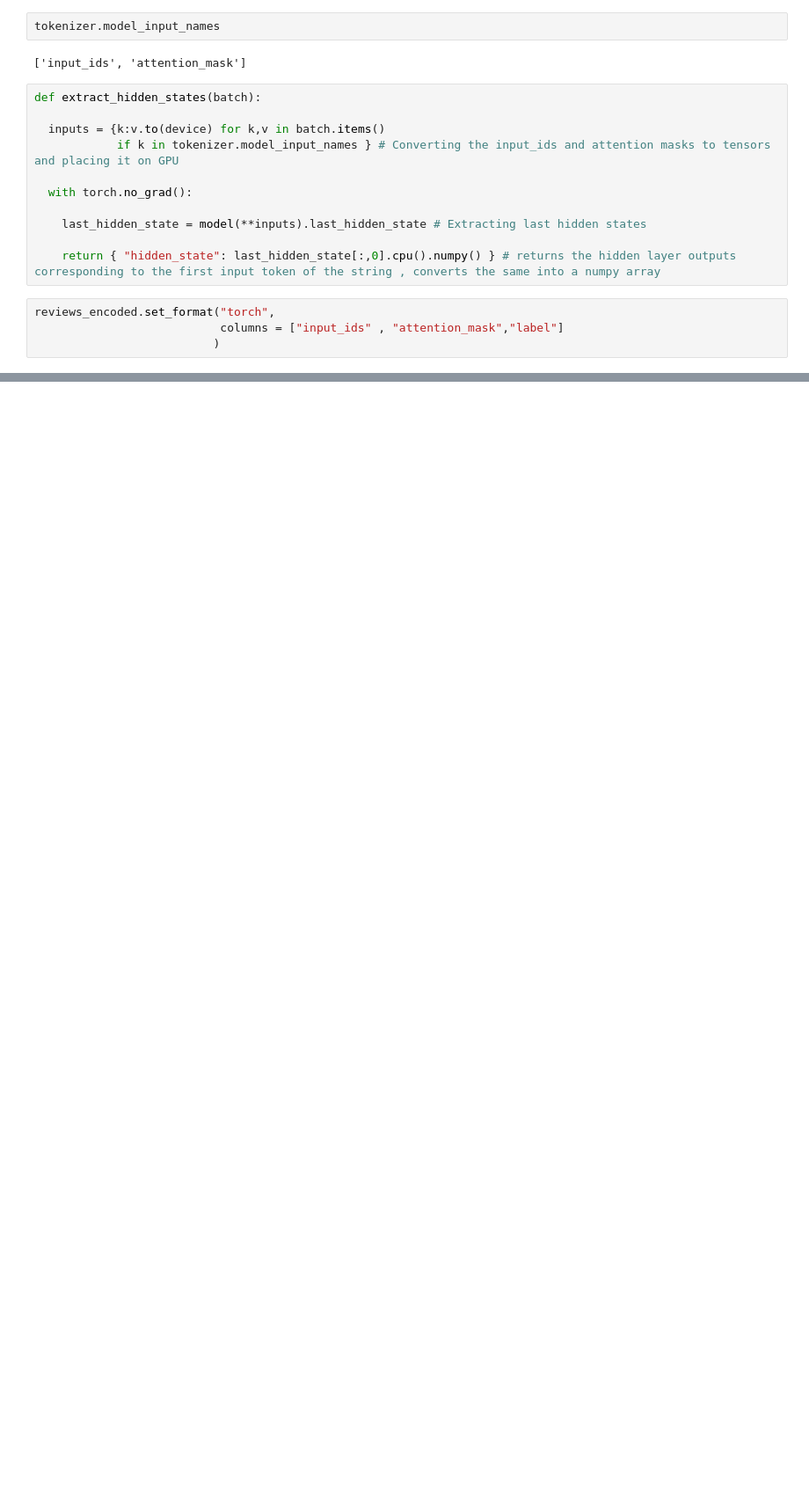
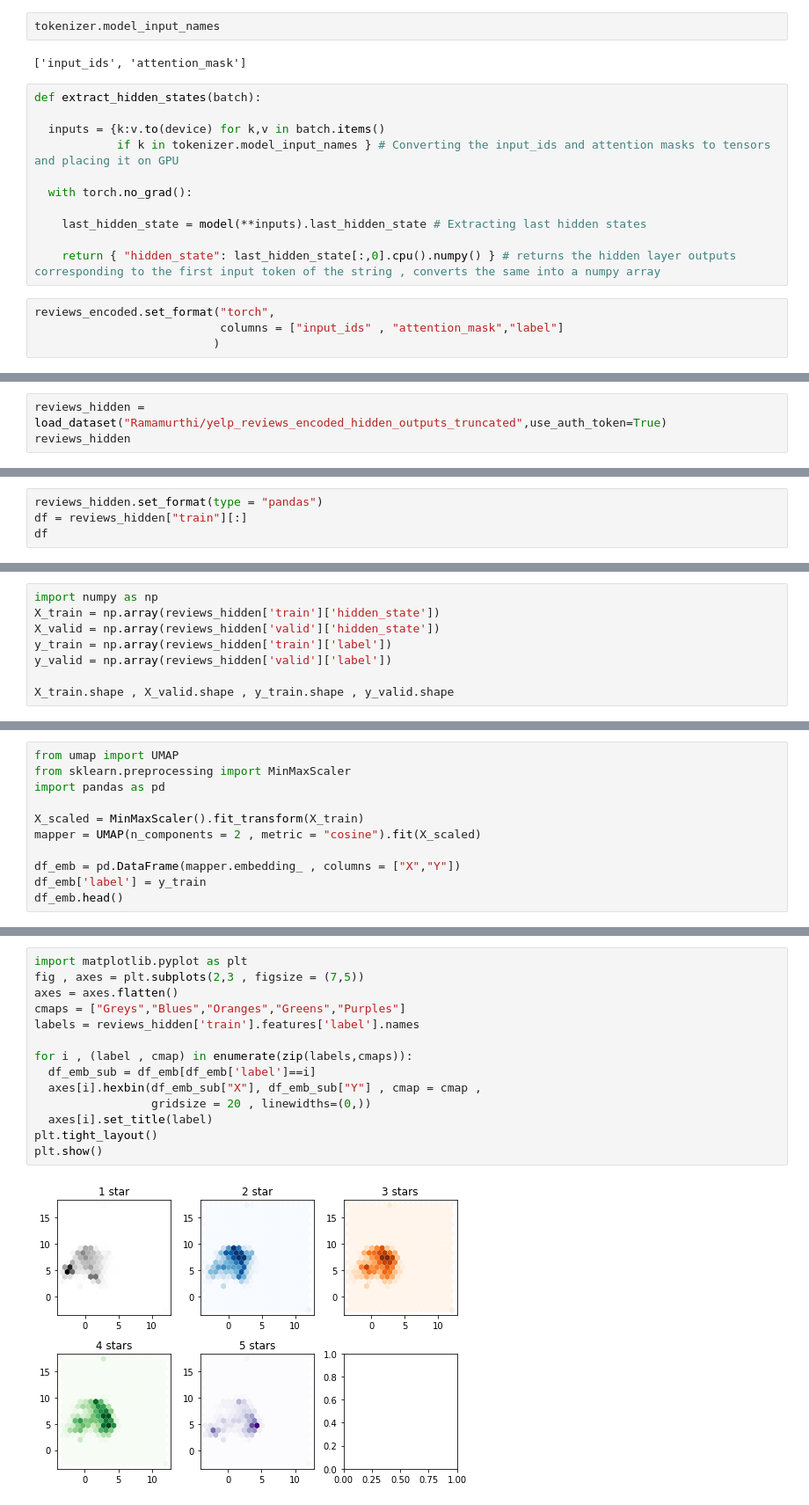
Before and after one commit to rama96/hugging-face, a Jupyter notebook: Chapter2_Text_Classification.ipynb, the cells around one changed output, grey strips where cells are left out. Shown at 88% size. Saved outputs shown, nothing was run; the diff lists cells and outputs as text; blank space fills up the shorter version.

```diff
--- a/Chapter2_Text_Classification.ipynb
+++ b/Chapter2_Text_Classification.ipynb
@@ -564,0 +607,3 @@ reviews_hidden.push_to_hub("Ramamurthi/yelp_reviews_encoded_hidden_outputs")
+# %%
+reviews_hidden = load_dataset("Ramamurthi/yelp_reviews_encoded_hidden_outputs_truncated",use_auth_token=True)
+reviews_hidden
@@ -564,0 +631,4 @@ reviews_hidden.push_to_hub("Ramamurthi/yelp_reviews_encoded_hidden_outputs")
+# %%
+reviews_hidden.set_format(type = "pandas")
+df = reviews_hidden["train"][:]
+df
@@ -564,0 +657,8 @@ reviews_hidden.push_to_hub("Ramamurthi/yelp_reviews_encoded_hidden_outputs")
+# %%
+import numpy as np
+X_train = np.array(reviews_hidden['train']['hidden_state'])
+X_valid = np.array(reviews_hidden['valid']['hidden_state'])
+y_train = np.array(reviews_hidden['train']['label'])
+y_valid = np.array(reviews_hidden['valid']['label'])
+
+X_train.shape , X_valid.shape , y_train.shape , y_valid.shape
@@ -564,0 +694,11 @@ reviews_hidden.push_to_hub("Ramamurthi/yelp_reviews_encoded_hidden_outputs")
+# %%
+from umap import UMAP
+from sklearn.preprocessing import MinMaxScaler
+import pandas as pd
+
+X_scaled = MinMaxScaler().fit_transform(X_train)
+mapper = UMAP(n_components = 2 , metric = "cosine").fit(X_scaled)
+
+df_emb = pd.DataFrame(mapper.embedding_ , columns = ["X","Y"])
+df_emb['label'] = y_train
+df_emb.head()
@@ -564,0 +712,16 @@ reviews_hidden.push_to_hub("Ramamurthi/yelp_reviews_encoded_hidden_outputs")
+# %%
+import matplotlib.pyplot as plt
+fig , axes = plt.subplots(2,3 , figsize = (7,5))
+axes = axes.flatten()
+cmaps = ["Greys","Blues","Oranges","Greens","Purples"]
+labels = reviews_hidden['train'].features['label'].names
+
+for i , (label , cmap) in enumerate(zip(labels,cmaps)):
+  df_emb_sub = df_emb[df_emb['label']==i]
+  axes[i].hexbin(df_emb_sub["X"], df_emb_sub["Y"] , cmap = cmap ,
+                 gridsize = 20 , linewidths=(0,))
+  axes[i].set_title(label)
+plt.tight_layout()
+plt.show()
+# %% [output]
+[figure, added]
```
Also changed, not shown: parts of 51 cells of this notebook.
